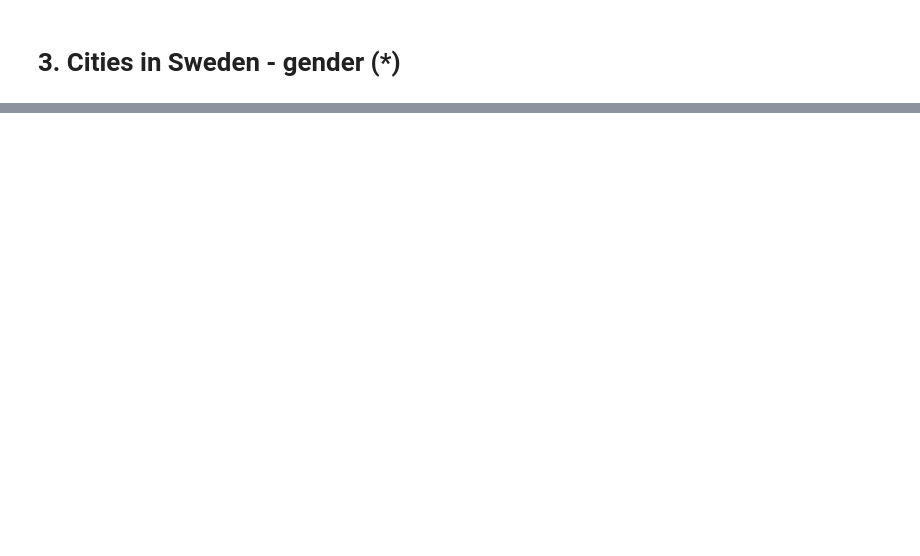
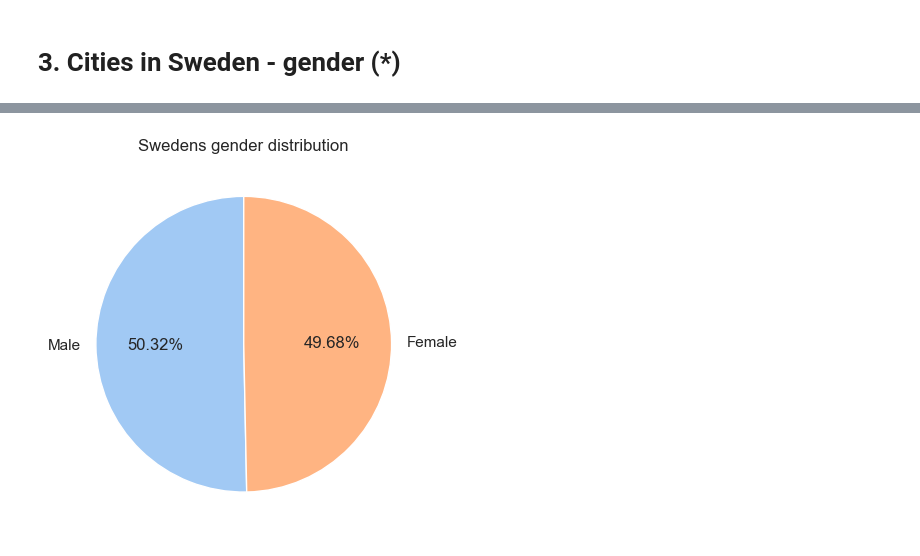
Before and after one commit to Kevy69/Databehandling-Kevin, a Jupyter notebook: Exercises/00.ipynb, the cells around one changed output, grey strips where cells are left out. Saved outputs shown, nothing was run; the diff lists cells and outputs as text; code cells hidden in the pictures; blank space fills up the shorter version.

```diff
--- a/Exercises/00.ipynb
+++ b/Exercises/00.ipynb
@@ -225,0 +317,4 @@ test
+# %%
+# d)
+df = pd.merge(df, totalsheet_df, on='Kommun')
+df
@@ -225,0 +335,25 @@ test
+# %%
+# e)
+df = df.sort_values(by='Total Pop 2020', ascending=False)
+
+largest_cities = df[:10]
+smallest_cities = df[-10:]
+
+# Draw a nested barplot by species and sex
+sns.catplot( # Meow
+    data=largest_cities,
+    kind="bar",
+    x="Kommun",
+    y='Folkmängd 2020',
+    hue="Kön",
+    height=5
+)
+
+sns.catplot(  # Meow
+    data=smallest_cities,
+    kind="bar",
+    x="Kommun",
+    y='Folkmängd 2020',
+    hue="Kön",
+    height=5
+)
@@ -225,0 +364,15 @@ test
+# %%
+# f)
+
+Men = df.loc[df['Kön'] == 'Man', 'Folkmängd 2020'].sum()
+Women = df.loc[df['Kön'] == 'Kvinna', 'Folkmängd 2020'].sum()
+
+labels = ['Male', 'Female']
+
+colors = sns.color_palette('pastel')[0:7]
+
+plt.pie([Men, Women], labels=labels, colors=colors, autopct='%0.2f%%', startangle=90)
+plt.title("Swedens gender distribution")
+plt.show()
+# %% [output]
+[figure, added]
```
Also changed, not shown: parts of 21 cells of this notebook, 1 other file.
